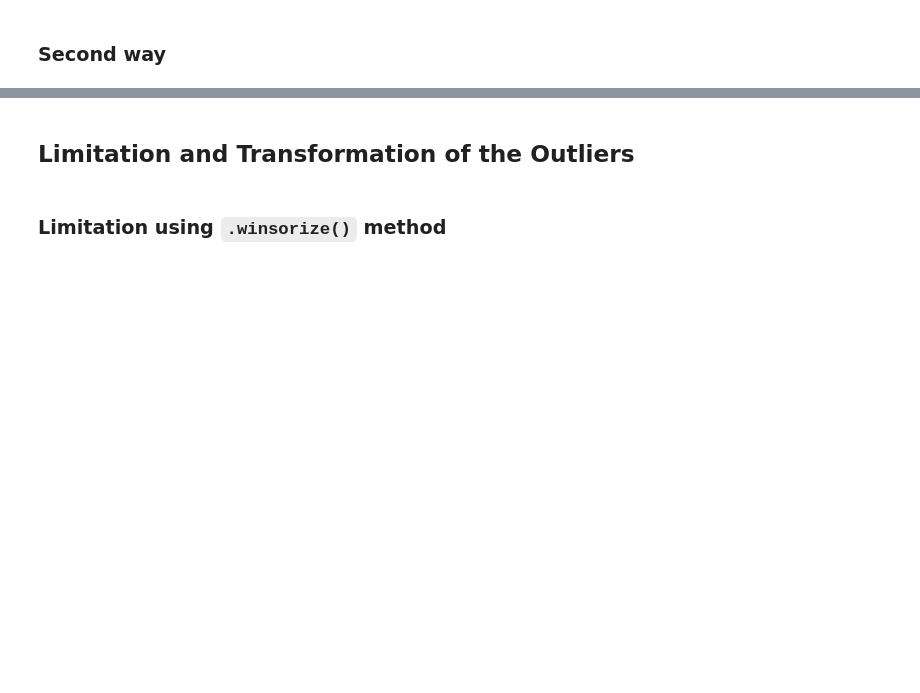
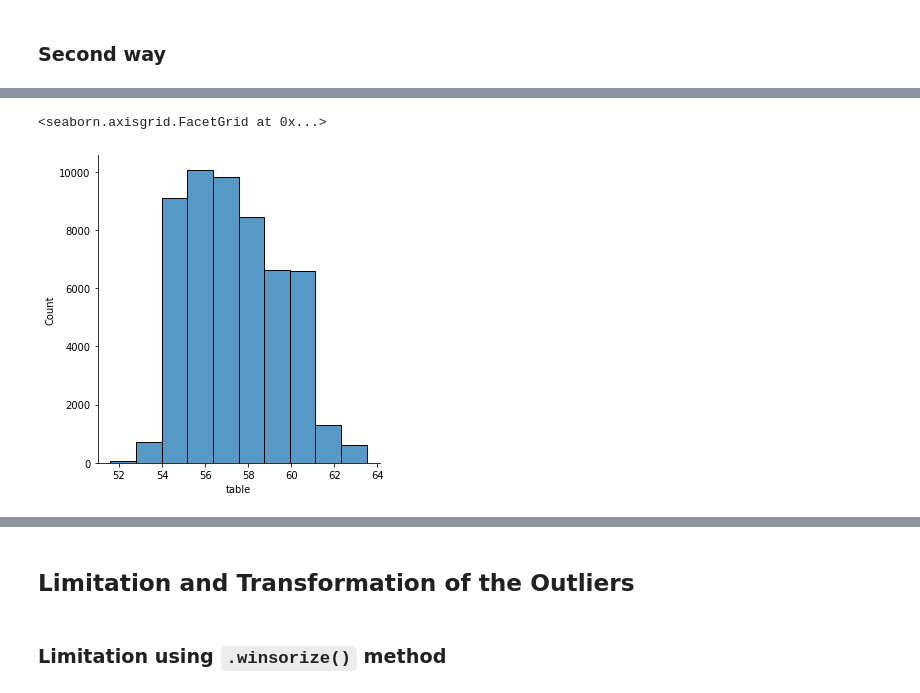
Before and after one commit to ssari3818/DataScience, a Jupyter notebook: DA python/İn_Class/DAwPy-S8 (Handling Outliers)-empty.ipynb, the cells around one changed output, grey strips where cells are left out. Saved outputs shown, nothing was run; the diff lists cells and outputs as text; code cells hidden in the pictures; blank space fills up the shorter version.

```diff
--- a/DA python/İn_Class/DAwPy-S8 (Handling Outliers)-empty.ipynb
+++ b/DA python/İn_Class/DAwPy-S8 (Handling Outliers)-empty.ipynb
@@ -205,0 +326,5 @@ df.loc[df["table"].sort_values().tail(10).index]
+# %%
+sns.displot(cleaned_df.table, bins = 10, kde = False)
+# %% [output]
+<seaborn.axisgrid.FacetGrid at 0x...>
+[figure, added]
```
Also changed, not shown: parts of 62 cells of this notebook.
